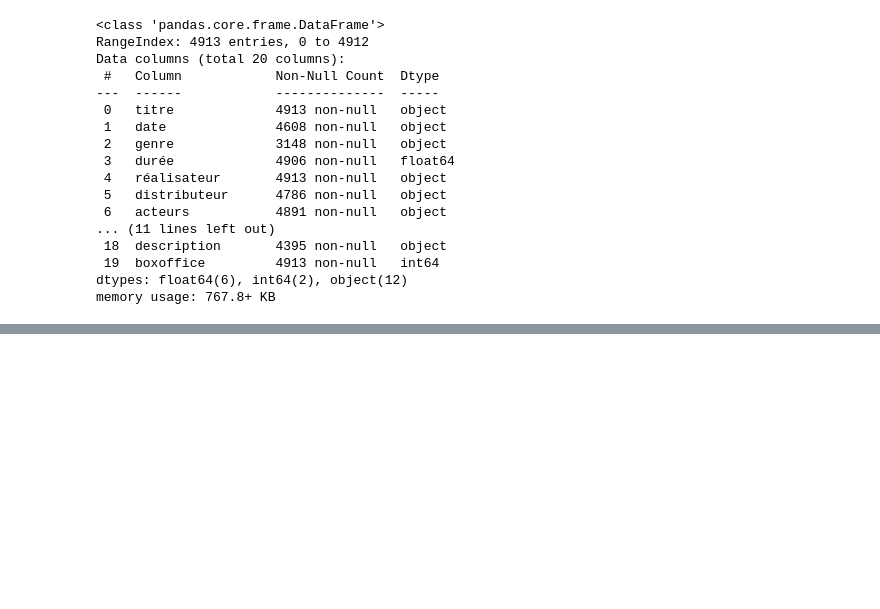
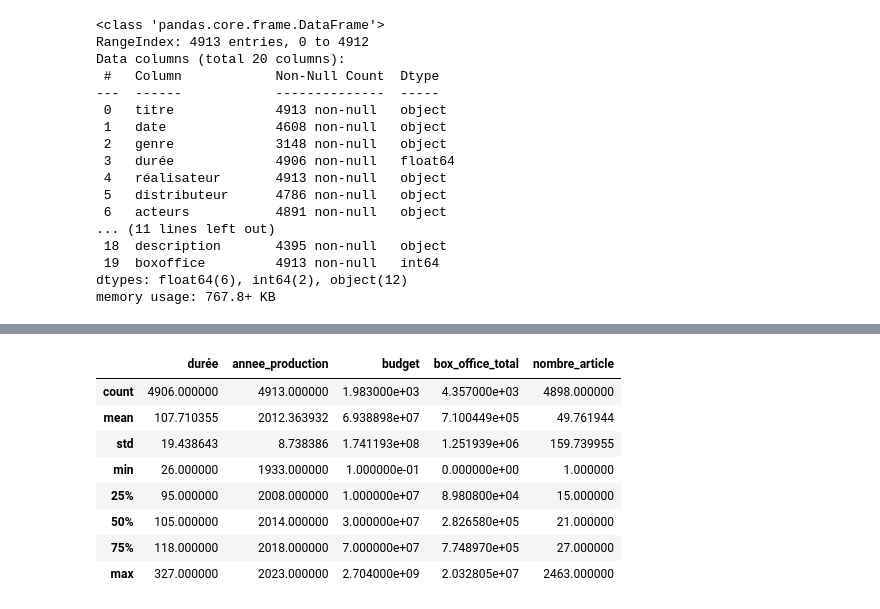
Before and after one commit to RolaMmss/prevoir_la_popularite_d_un_film, a Jupyter notebook: Modeling/naive_model.ipynb, the cells around one changed output, grey strips where cells are left out. Saved outputs shown, nothing was run; the diff lists cells and outputs as text; code cells hidden in the pictures; blank space fills up the shorter version.

```diff
--- a/Modeling/naive_model.ipynb
+++ b/Modeling/naive_model.ipynb
@@ -29,5 +38,7 @@ memory usage: 767.8+ KB
 # %%
 from sklearn.model_selection import train_test_split
-X = df.drop('box_office_total', axis=1)
-y = df['box_office_total']
+X = df.drop(['boxoffice','date', 'réalisateur', 'distributeur',
+       'acteurs', 'titre_original', 'nationalités', 'langue_d_origine','recompenses',
+       'description','note_presse','note_spectateurs'], axis=1)
+y = df['boxoffice']
 X_train, X_test, y_train, y_test = train_test_split(X, y, train_size=0.8, shuffle=True, random_state=42)
@@ -41,0 +75,12 @@ X_train, X_test, y_train, y_test = train_test_split(X, y, train_size=0.8, shuffl
+# %%
+X.describe()
+# %% [output]
+|  | durée | annee_production | budget | box_office_total | nombre_article |
+| count | 4906.000000 | 4913.000000 | 1.983000e+03 | 4.357000e+03 | 4898.000000 |
+| mean | 107.710355 | 2012.363932 | 6.938898e+07 | 7.100449e+05 | 49.761944 |
+| std | 19.438643 | 8.738386 | 1.741193e+08 | 1.251939e+06 | 159.739955 |
+| min | 26.000000 | 1933.000000 | 1.000000e-01 | 0.000000e+00 | 1.000000 |
+| 25% | 95.000000 | 2008.000000 | 1.000000e+07 | 8.980800e+04 | 15.000000 |
+| 50% | 105.000000 | 2014.000000 | 3.000000e+07 | 2.826580e+05 | 21.000000 |
+| 75% | 118.000000 | 2018.000000 | 7.000000e+07 | 7.748970e+05 | 27.000000 |
+| max | 327.000000 | 2023.000000 | 2.704000e+09 | 2.032805e+07 | 2463.000000 |
```
Also changed, not shown: parts of 7 cells of this notebook, 24 other files.
